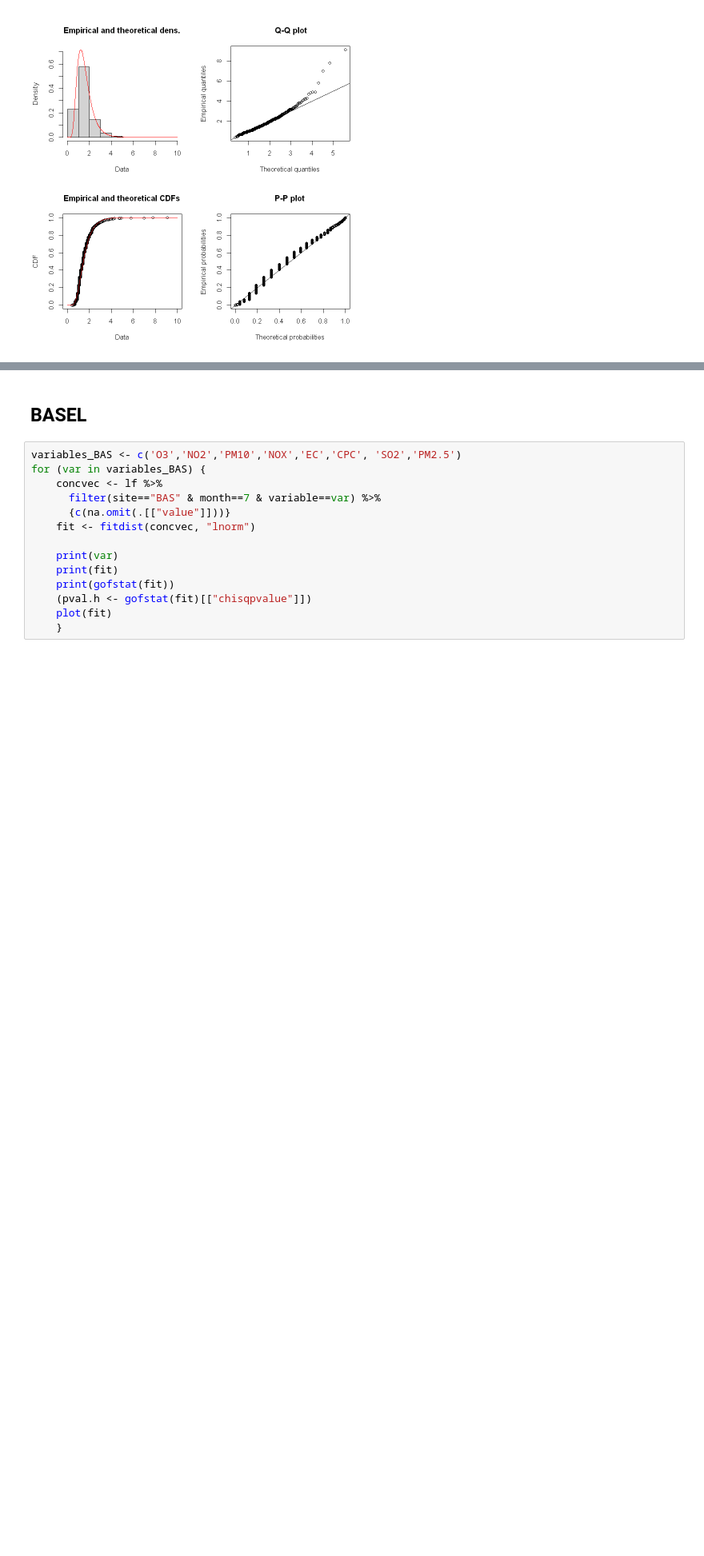
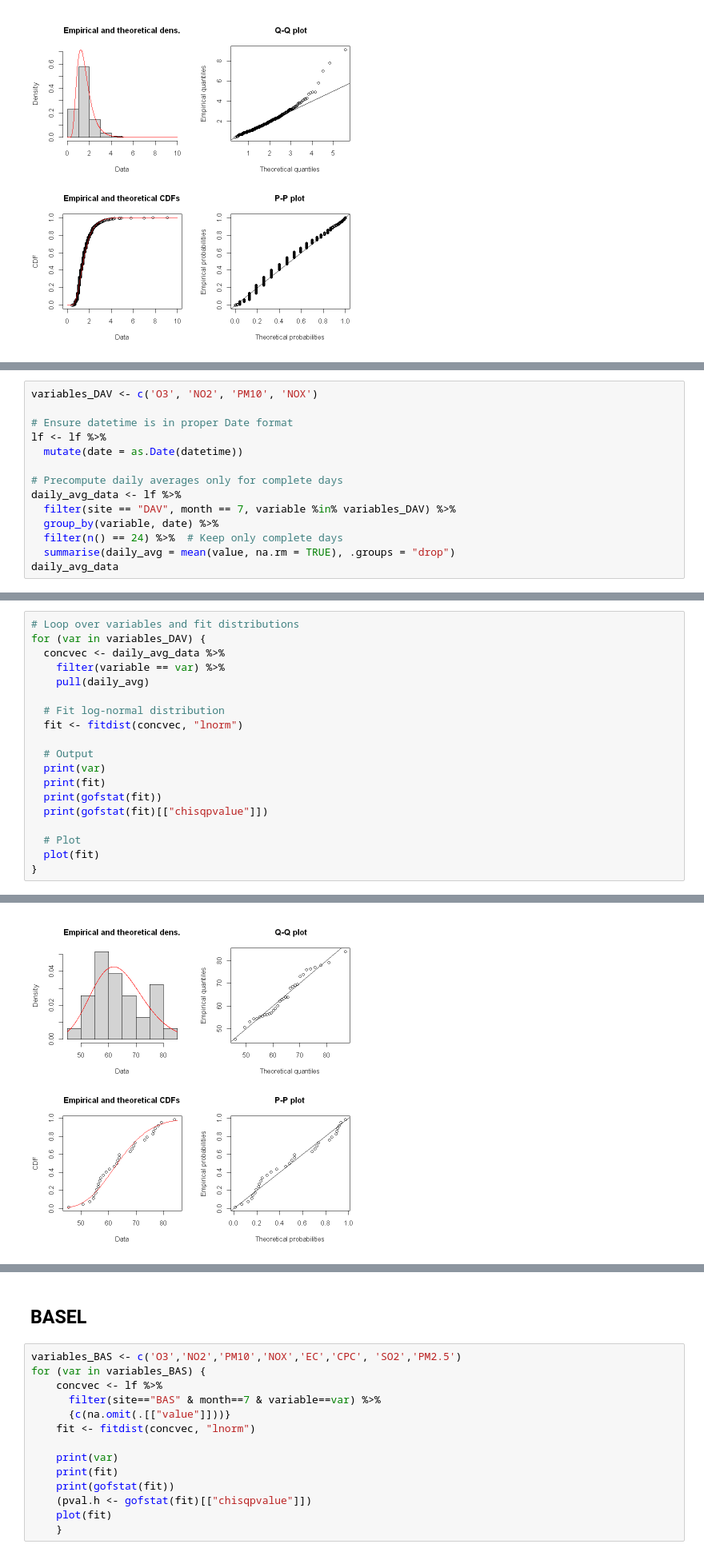
Before and after one commit to matheogodenzi/Air_pollution, a Jupyter notebook: Statistical_distributions.ipynb, the cells around one changed output, grey strips where cells are left out. Shown at 80% size. Drawn from its saved outputs; the diff is of its cells as text; blank space fills up the shorter version.

Commit message:
daily logfits

```diff
--- a/Statistical_distributions.ipynb
+++ b/Statistical_distributions.ipynb
@@ -148,0 +183,14 @@ Bayesian Information Criterion    1376.445
+# %%
+variables_DAV <- c('O3', 'NO2', 'PM10', 'NOX')
+
+# Ensure datetime is in proper Date format
+lf <- lf %>%
+  mutate(date = as.Date(datetime))
+
+# Precompute daily averages only for complete days
+daily_avg_data <- lf %>%
+  filter(site == "DAV", month == 7, variable %in% variables_DAV) %>%
+  group_by(variable, date) %>%
+  filter(n() == 24) %>%  # Keep only complete days
+  summarise(daily_avg = mean(value, na.rm = TRUE), .groups = "drop")
+daily_avg_data
@@ -148,0 +217,20 @@ Bayesian Information Criterion    1376.445
+# %%
+# Loop over variables and fit distributions
+for (var in variables_DAV) {
+  concvec <- daily_avg_data %>%
+    filter(variable == var) %>%
+    pull(daily_avg)
+
+  # Fit log-normal distribution
+  fit <- fitdist(concvec, "lnorm")
+
+  # Output
+  print(var)
+  print(fit)
+  print(gofstat(fit))
+  print(gofstat(fit)[["chisqpvalue"]])
+
+  # Plot
+  plot(fit)
+}
+# %% [output]
@@ -148,0 +254 @@ Bayesian Information Criterion    1376.445
+[figure, added]
```
Also changed, not shown: parts of 9 cells of this notebook.
